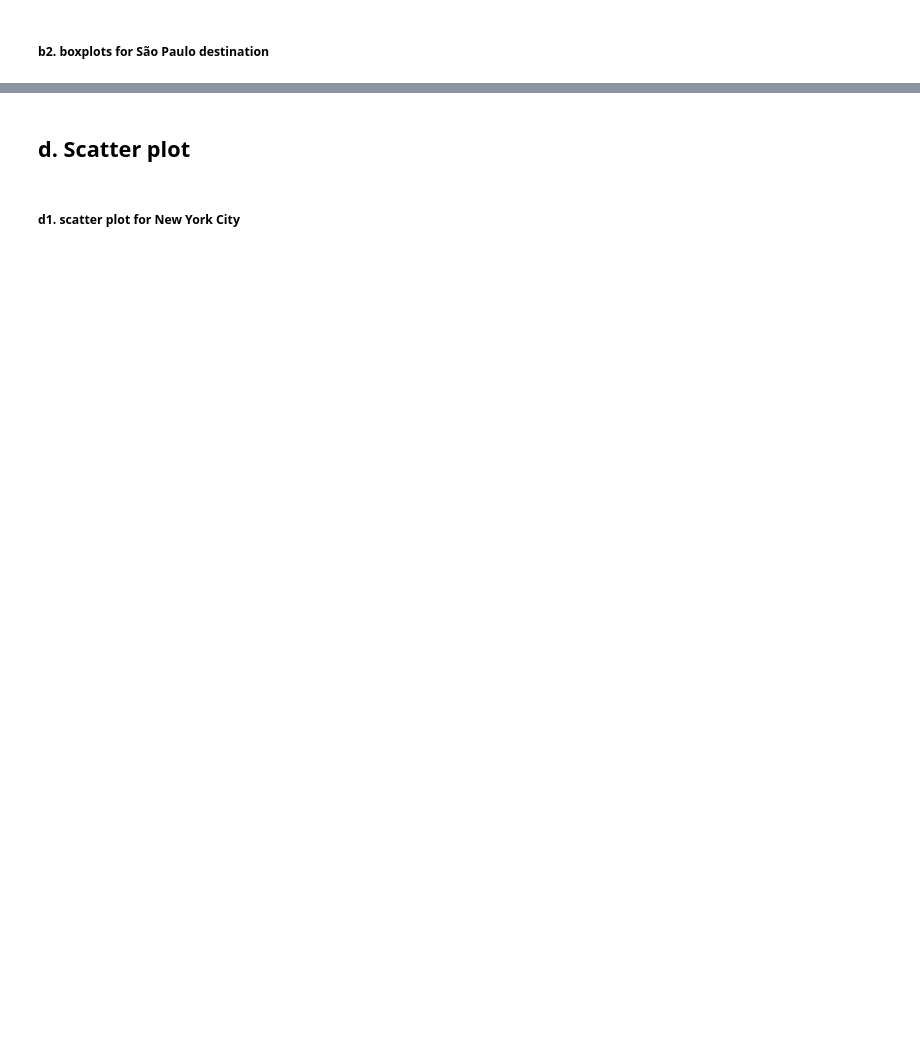
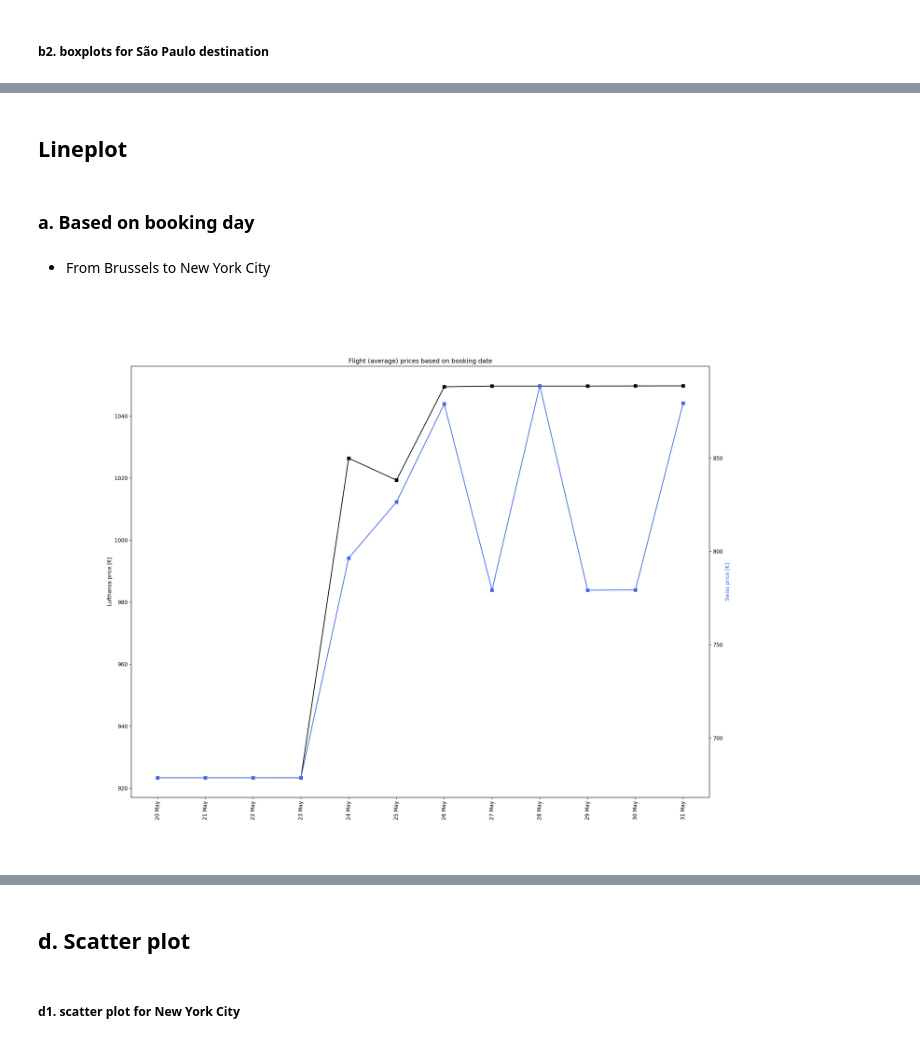
Before and after one commit to adelindonesia/project, a Jupyter notebook: second_version/data_cleaning/data_visualization2.ipynb, the cells around one changed output, grey strips where cells are left out. Drawn from its saved outputs; the diff is of its cells as text; code cells hidden in the pictures; blank space fills up the shorter version.

Commit message:
Line plot functions

```diff
--- a/second_version/data_cleaning/data_visualization2.ipynb
+++ b/second_version/data_cleaning/data_visualization2.ipynb
@@ -42,4 +45,7 @@ dataset=dataset.loc[(dataset.ticket_price<6000)].reset_index(drop=True)
 - Calculate total duration of round trip
 # %%
 dataset['tot_duration'] = (dataset["out_duration"] + dataset["in_duration"]).reset_index(drop=True)
+# %%
+nyc=dataset.loc[dataset.arr_city=='JFK'].reset_index(drop=True)
+sao=dataset.loc[dataset.arr_city=='GRU'].reset_index(drop=True)
 # %% [markdown]
@@ -283,0 +232,37 @@ plt.title('Flight (average) prices based on booking date');
+# %% [markdown]
+## Lineplot
+# %% [markdown]
+### a. Based on booking day
+# %%
+def lineplot_day(dataset):
+    # booking day
+    lineplot=dataset.filter(['date', 'arr_city','out_airline_company','ticket_price'])
+    lineplot['day_booking']=lineplot['date'].dt.strftime('%d %b')
+
+    # min price per day
+    day_price=lineplot.groupby(['day_booking','out_airline_company'])['ticket_price'].min()
+    day_price=day_price.reset_index()
+
+    # transform to list
+    date = day_price[day_price.out_airline_company=='Lufthansa']['day_booking'].tolist()
+    price_lufthansa= day_price[day_price.out_airline_company == 'Lufthansa']['ticket_price'].tolist()
+    price_swiss= day_price[day_price.out_airline_company == 'Swiss']['ticket_price'].tolist()
+
+    # lineplot
+    fig, ax1 = plt.subplots(figsize = (20,15))
+
+    ax1.plot(date, price_lufthansa, "-s", color = 'k')
+    plt.xticks(rotation=90)
+    ax1.set_ylabel("Lufthansa price [€]", color = 'k')
+    ax2 = ax1.twinx()
+    ax2.plot(date, price_swiss,"-s",color = "royalblue")
+    ax2.set_ylabel("Swiss price [€]", color = "royalblue")
+
+    plt.xticks(rotation=90)
+    plt.title('Flight (average) prices based on booking date');
+# %% [markdown]
+- From Brussels to New York City
+# %%
+lineplot_day(dataset=nyc)
+# %% [output]
+[figure, added]
```
Also changed, not shown: parts of 52 cells of this notebook.
